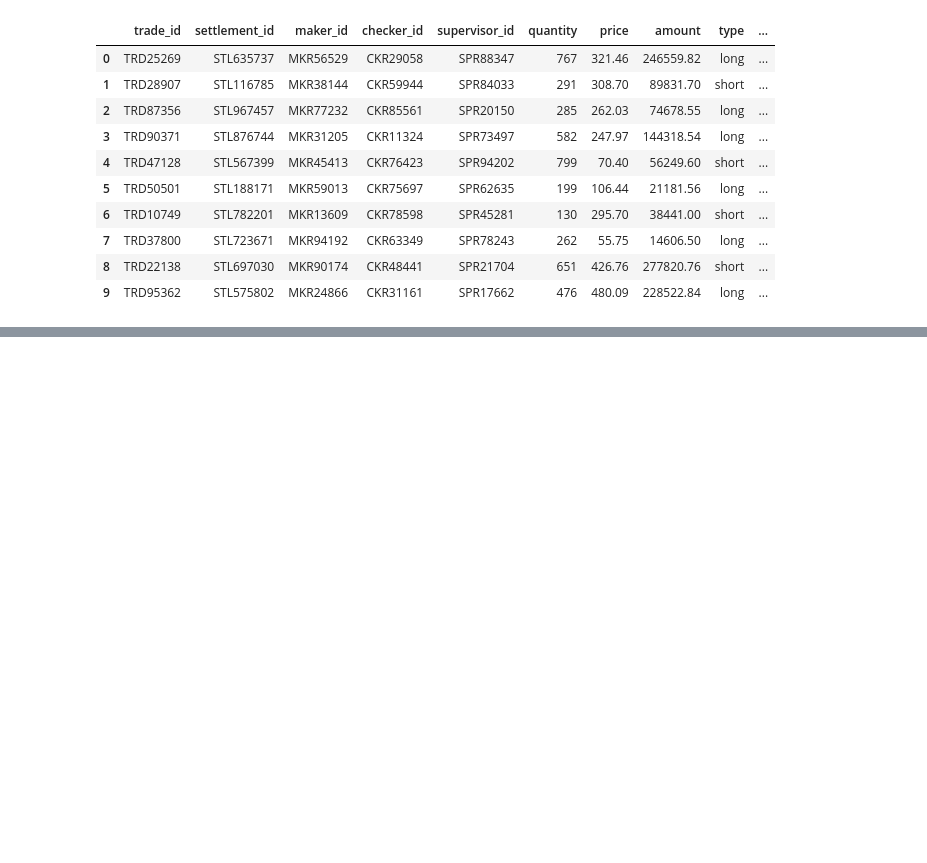
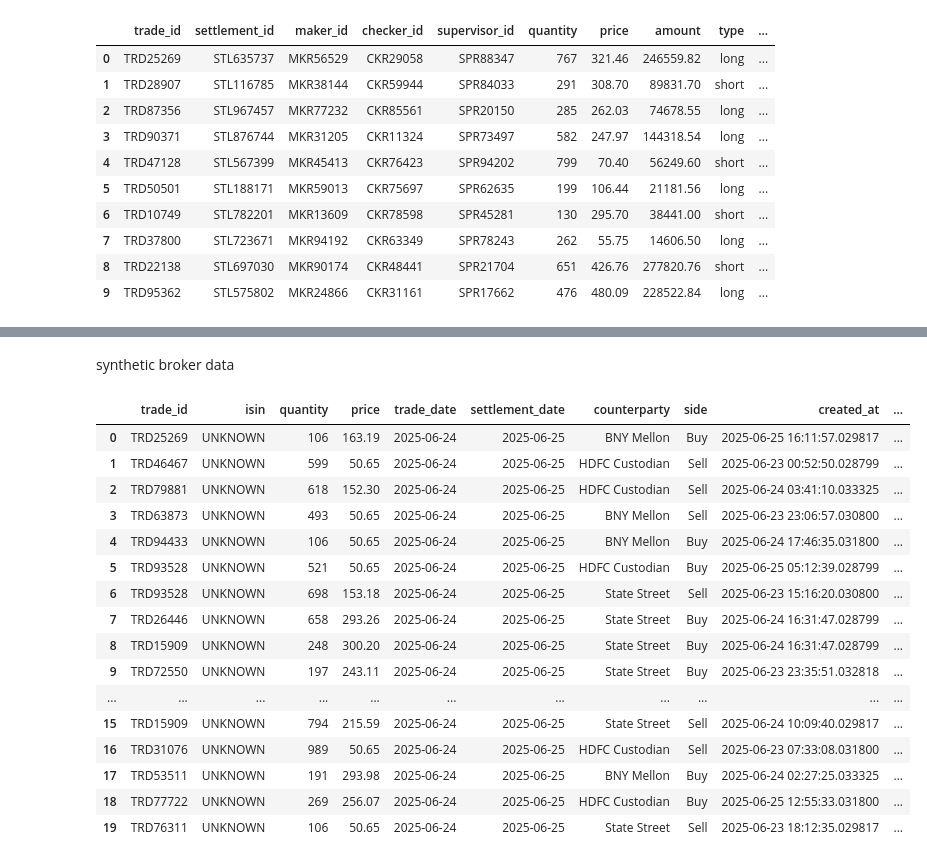
Before and after one commit to 14jyoo/matching, a Jupyter notebook: xx/mav.ipynb, the cells around one changed output, grey strips where cells are left out. Cells and saved outputs as stored; diff of their text form; code cells hidden in the pictures; blank space fills up the shorter version.

```diff
--- a/xx/mav.ipynb
+++ b/xx/mav.ipynb
@@ -199,0 +337,38 @@ trade_df.to_csv('Trade_table.csv', index=False)
+# %% [markdown]
+synthetic broker data
+# %%
+
+# Step 1: Load seed data
+seed_df = pd.read_csv("seed_broker_data.csv")
+
+# Step 2: Create metadata
+metadata = SingleTableMetadata()
+metadata.detect_from_dataframe(data=seed_df)
+
+# Step 3: Train CTGAN
+model = CTGANSynthesizer(metadata)
+model.fit(seed_df)
+
+# Step 4: Generate synthetic samples (e.g., 1000 rows)
+synthetic_broker_df = model.sample(1000)
+
+
+synthetic_broker_df.head(20)
+# %% [output]
+|  | trade_id | isin | quantity | price | trade_date | settlement_date | counterparty | side | created_at | ... |
+| 0 | TRD25269 | UNKNOWN | 106 | 163.19 | 2025-06-24 | 2025-06-25 | BNY Mellon | Buy | 2025-06-25 16:11:57.029817 | ... |
+| 1 | TRD46467 | UNKNOWN | 599 | 50.65 | 2025-06-24 | 2025-06-25 | HDFC Custodian | Sell | 2025-06-23 00:52:50.028799 | ... |
+| 2 | TRD79881 | UNKNOWN | 618 | 152.30 | 2025-06-24 | 2025-06-25 | HDFC Custodian | Sell | 2025-06-24 03:41:10.033325 | ... |
+| 3 | TRD63873 | UNKNOWN | 493 | 50.65 | 2025-06-24 | 2025-06-25 | BNY Mellon | Sell | 2025-06-23 23:06:57.030800 | ... |
+| 4 | TRD94433 | UNKNOWN | 106 | 50.65 | 2025-06-24 | 2025-06-25 | BNY Mellon | Buy | 2025-06-24 17:46:35.031800 | ... |
+| 5 | TRD93528 | UNKNOWN | 521 | 50.65 | 2025-06-24 | 2025-06-25 | HDFC Custodian | Buy | 2025-06-25 05:12:39.028799 | ... |
+| 6 | TRD93528 | UNKNOWN | 698 | 153.18 | 2025-06-24 | 2025-06-25 | State Street | Sell | 2025-06-23 15:16:20.030800 | ... |
+| 7 | TRD26446 | UNKNOWN | 658 | 293.26 | 2025-06-24 | 2025-06-25 | State Street | Buy | 2025-06-24 16:31:47.028799 | ... |
+| 8 | TRD15909 | UNKNOWN | 248 | 300.20 | 2025-06-24 | 2025-06-25 | State Street | Buy | 2025-06-24 16:31:47.028799 | ... |
+| 9 | TRD72550 | UNKNOWN | 197 | 243.11 | 2025-06-24 | 2025-06-25 | State Street | Buy | 2025-06-23 23:35:51.032818 | ... |
+| ... | ... | ... | ... | ... | ... | ... | ... | ... | ... | ... |
+| 15 | TRD15909 | UNKNOWN | 794 | 215.59 | 2025-06-24 | 2025-06-25 | State Street | Sell | 2025-06-24 10:09:40.029817 | ... |
+| 16 | TRD31076 | UNKNOWN | 989 | 50.65 | 2025-06-24 | 2025-06-25 | HDFC Custodian | Sell | 2025-06-23 07:33:08.031800 | ... |
+| 17 | TRD53511 | UNKNOWN | 191 | 293.98 | 2025-06-24 | 2025-06-25 | BNY Mellon | Buy | 2025-06-24 02:27:25.033325 | ... |
+| 18 | TRD77722 | UNKNOWN | 269 | 256.07 | 2025-06-24 | 2025-06-25 | HDFC Custodian | Buy | 2025-06-25 12:55:33.031800 | ... |
+| 19 | TRD76311 | UNKNOWN | 106 | 50.65 | 2025-06-24 | 2025-06-25 | State Street | Sell | 2025-06-23 18:12:35.029817 | ... |
```
Also changed, not shown: parts of 8 cells of this notebook, 2 other files.
